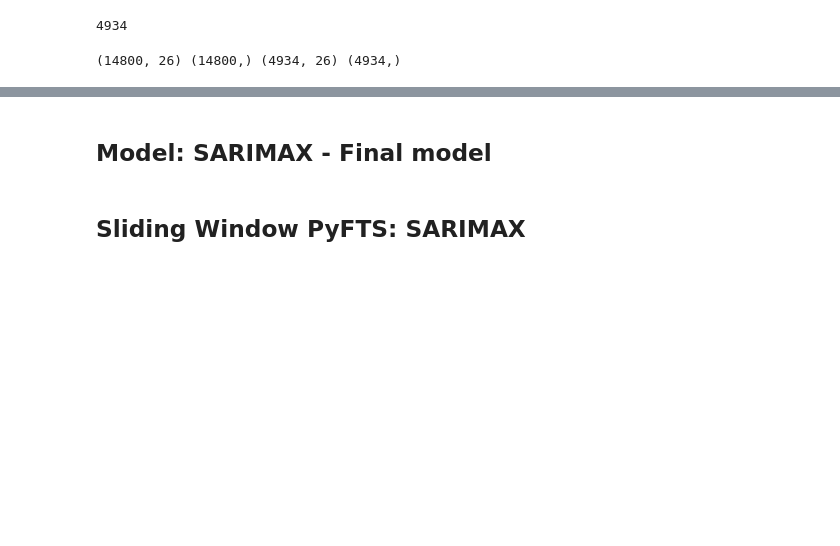
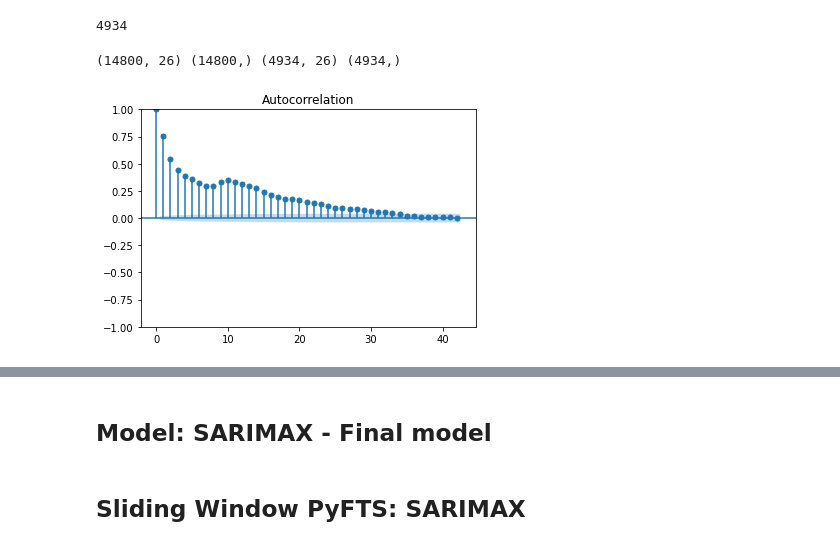
Before and after one commit to MatheusCascalho/Appliance-Energy-Prediction, a Jupyter notebook: notebooks/experimentos_artigo/artigo_appliances/SARIMAX.ipynb, the cells around one changed output, grey strips where cells are left out. Cells and saved outputs as stored; diff of their text form; code cells hidden in the pictures; blank space fills up the shorter version.

```diff
--- a/notebooks/experimentos_artigo/artigo_appliances/SARIMAX.ipynb
+++ b/notebooks/experimentos_artigo/artigo_appliances/SARIMAX.ipynb
@@ -143,3 +143,10 @@ test_X = test_X.reshape((test_X.shape[0],test_X.shape[1]))
 print(train_X.shape, train_y.shape, test_X.shape, test_y.shape)
 # %% [output]
 (14800, 26) (14800,) (4934, 26) (4934,)
+# %%
+from matplotlib import pyplot
+from statsmodels.graphics.tsaplots import plot_acf
+plot_acf(train_y)
+pyplot.show()
+# %% [output]
+[figure, added]
```
Also changed, not shown: parts of 11 cells of this notebook, 4 other files.
